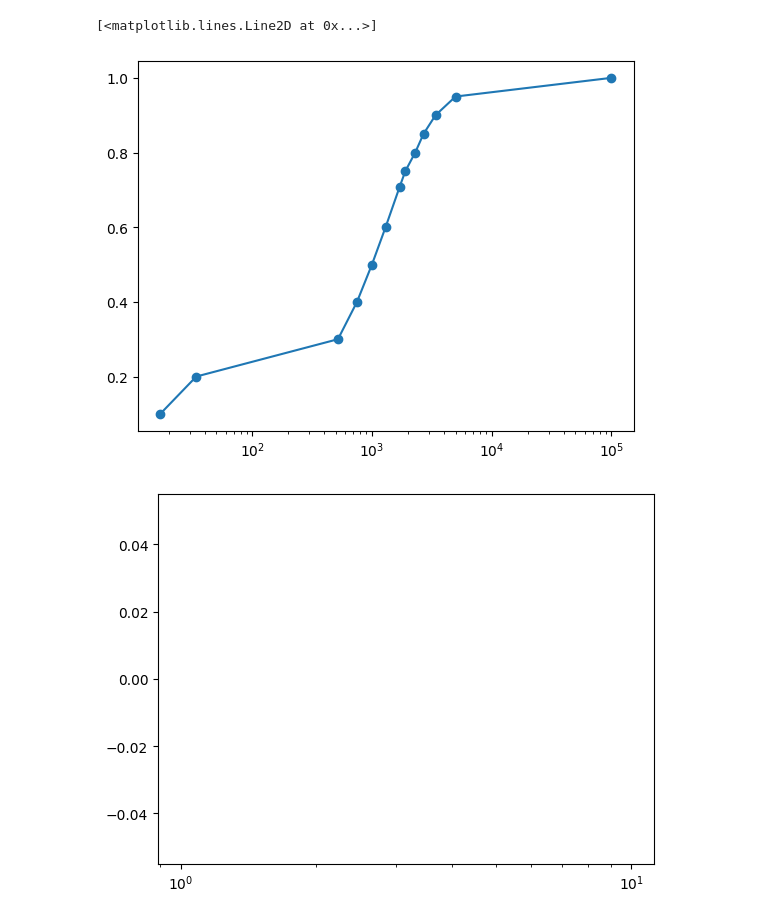
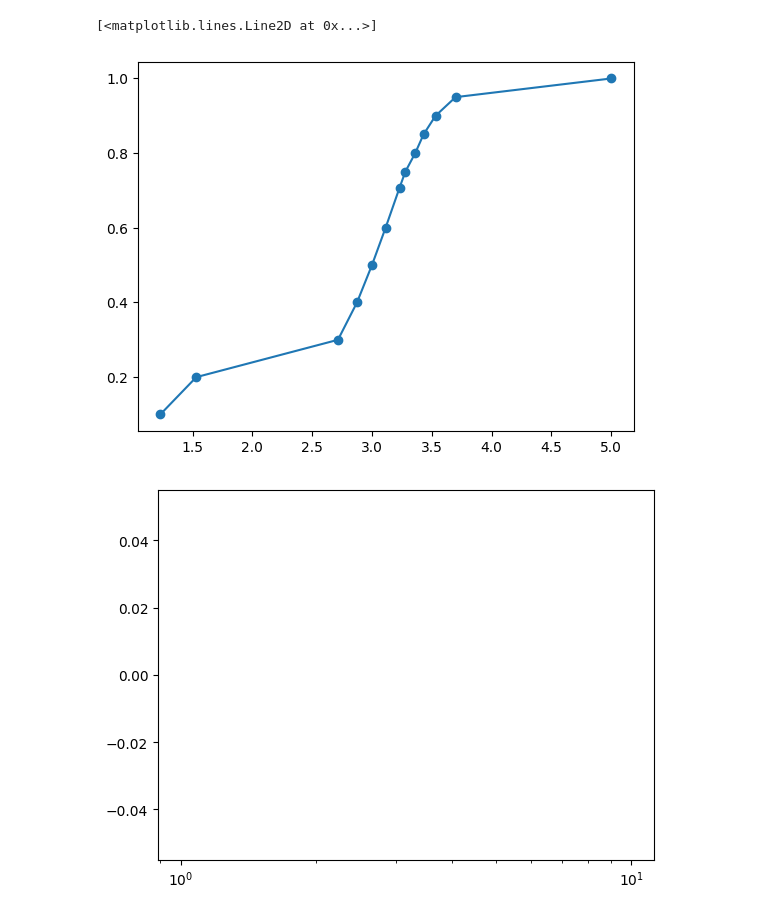
Before and after one commit to mmonastyrskiy/Programming_4_sem, a Jupyter notebook: eltex/1/Untitled.ipynb, the cells around one changed output. Cells and saved outputs as stored; diff of their text form; code cells hidden in the pictures.

```diff
--- a/eltex/1/Untitled.ipynb
+++ b/eltex/1/Untitled.ipynb
@@ -17,2 +34,4 @@ plt.semilogx(w_n,K_n,marker='o')
 # %%
 w2=[1e5,5000,3400,2700,2300,1900,1700,1300,1000,750,520,34,17]
+lw2 = [m.log10(x) for x in w2]
+lw2
@@ -19,10 +52,10 @@ w2=[1e5,5000,3400,2700,2300,1900,1700,1300,1000,750,520,34,17]
 # %%
-w2_n = np.array(w2)
+w2_n = np.array(lw2)
 # %%
-plt.semilogx(w2_n,K_n,marker='o')
+plt.plot(w2_n,K_n,marker='o')
 # %% [output]
 [<matplotlib.lines.Line2D at 0x...>]
-[figure, old version]
+[figure, new version]
 # %%
 # %% [output]
 [figure]
```
Also changed, not shown: parts of 5 cells of this notebook, 3 other files.
